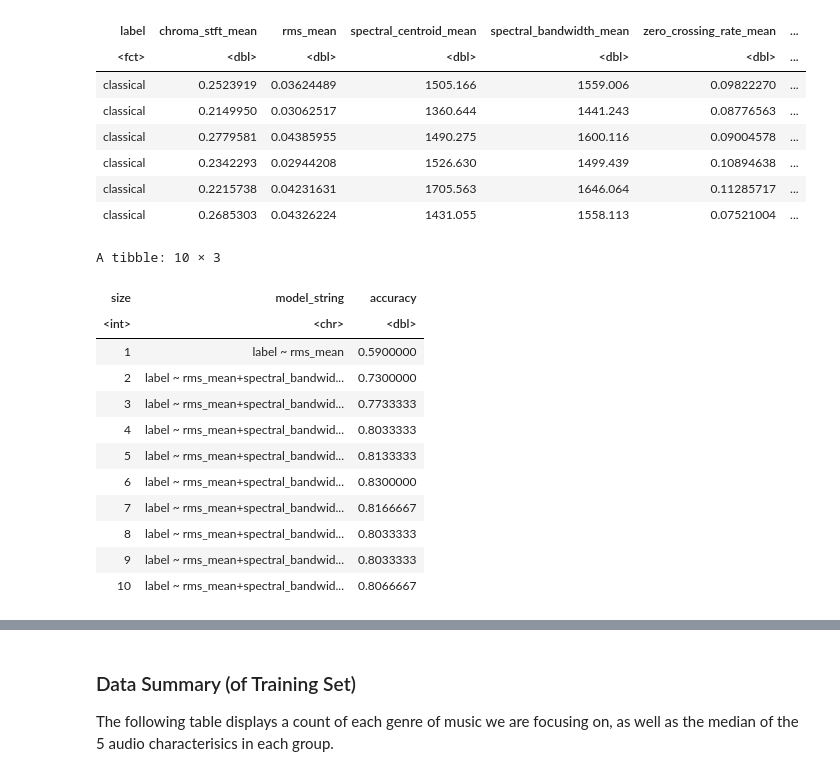
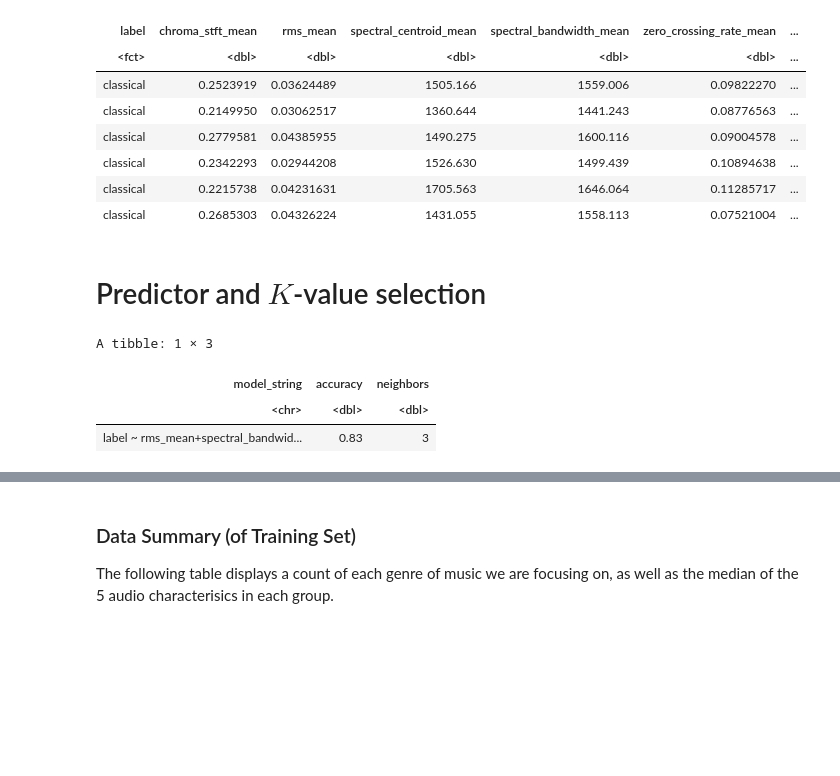
Before and after one commit to arthu-rguo/dsci-100-proj, a Jupyter notebook: ProTest.ipynb, the cells around one changed output, grey strips where cells are left out. Cells and saved outputs as stored; diff of their text form; code cells hidden in the pictures; blank space fills up the shorter version.

```diff
--- a/ProTest.ipynb
+++ b/ProTest.ipynb
@@ -63,13 +81,18 @@ A tibble: 6 × 11
 | classical | 0.2342293 | 0.02944208 | 1526.630 | 1499.439 | 0.10894638 | ... |
 | classical | 0.2215738 | 0.04231631 | 1705.563 | 1646.064 | 0.11285717 | ... |
 | classical | 0.2685303 | 0.04326224 | 1431.055 | 1558.113 | 0.07521004 | ... |
+# %% [markdown]
+# Predictor and $K$-value selection
 # %%
 #this is predictor selection
 # create an empty tibble to store the results
-names <- colnames(music_training_data |> select(-label))
+names <- VARIABLES
+kvals <- tibble(neighbors = seq(from=1, to=20, by=1))
+
 accuracies <- tibble(size = integer(),
                      model_string = character(),
-                     accuracy = numeric())
+                     accuracy = numeric(),
+                     neighbors = integer())
 
 # create a model specification
 knn_spec <- nearest_neighbor(weight_func = "rectangular",
@@ -91,52 +114,57 @@ for (i in 1:n_total) {
     # for every predictor still not added yet
     accs <- list()
     models <- list()
+    neighbors <- list()
     for (j in 1:length(names)) {
         # create a model string for this combination of predictors
         preds_new <- c(selected, names[[j]])
         model_string <- paste("label", "~", paste(preds_new, collapse="+"))
 
         # create a recipe from the model string
         music_recipe <- recipe(as.formula(model_string),
                                 data = music_training_data) |>
                           step_scale(all_predictors()) |>
                           step_center(all_predictors())
 
         # tune the KNN classifier with these predictors,
         # and collect the accuracy for the best K
         acc <- workflow() |>
           add_recipe(music_recipe) |>
           add_model(knn_spec) |>
-          tune_grid(resamples = music_vfold, grid = 10) |>
+          tune_grid(resamples = music_vfold, grid = kvals) |>
           collect_metrics() |>
           filter(.metric == "accuracy") |>
-          summarize(mx = max(mean))
-        acc <- acc$mx |> unlist()
+          arrange(desc(mean)) |>
+          slice(1) |>
+          select(mean, neighbors)
+
+        k <- acc$neighbors
+        acc <- acc$mean |> unlist()
 
         # add this result to the dataframe
         accs[[j]] <- acc
         models[[j]] <- model_string
+        neighbors[[j]] <- k
     }
     jstar <- which.max(unlist(accs))
     accuracies <- accuracies |>
       add_row(size = i,
               model_string = models[[jstar]],
-              accuracy = accs[[jstar]])
+              accuracy = accs[[jstar]],
+              neighbors = neighbors[[jstar]])
+
     selected <- c(selected, names[[jstar]])
     names <- names[-jstar]
 }
-accuracies
+
+best_params <- accuracies |>
+    arrange(desc(accuracy)) |>
+    slice(1) |>
+    select(model_string, accuracy, neighbors)
+
+best_params
 # %% [output]
-A tibble: 10 × 3
+A tibble: 1 × 3
-| size | model_string | accuracy |
-| <int> | <chr> | <dbl> |
-| 1 | label ~ rms_mean | 0.5900000 |
-| 2 | label ~ rms_mean+spectral_bandwid... | 0.7300000 |
-| 3 | label ~ rms_mean+spectral_bandwid... | 0.7733333 |
-| 4 | label ~ rms_mean+spectral_bandwid... | 0.8033333 |
-| 5 | label ~ rms_mean+spectral_bandwid... | 0.8133333 |
-| 6 | label ~ rms_mean+spectral_bandwid... | 0.8300000 |
-| 7 | label ~ rms_mean+spectral_bandwid... | 0.8166667 |
-| 8 | label ~ rms_mean+spectral_bandwid... | 0.8033333 |
-| 9 | label ~ rms_mean+spectral_bandwid... | 0.8033333 |
-| 10 | label ~ rms_mean+spectral_bandwid... | 0.8066667 |
+| model_string | accuracy | neighbors |
+| <chr> | <dbl> | <dbl> |
+| label ~ rms_mean+spectral_bandwid... | 0.83 | 3 |
```
Also changed, not shown: parts of 5 cells of this notebook.
